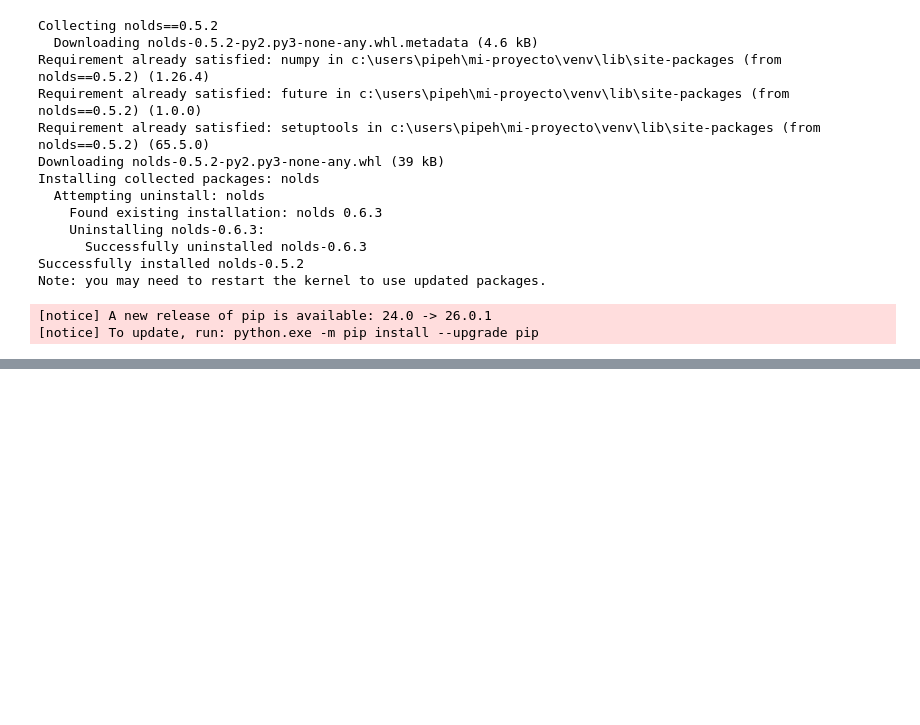
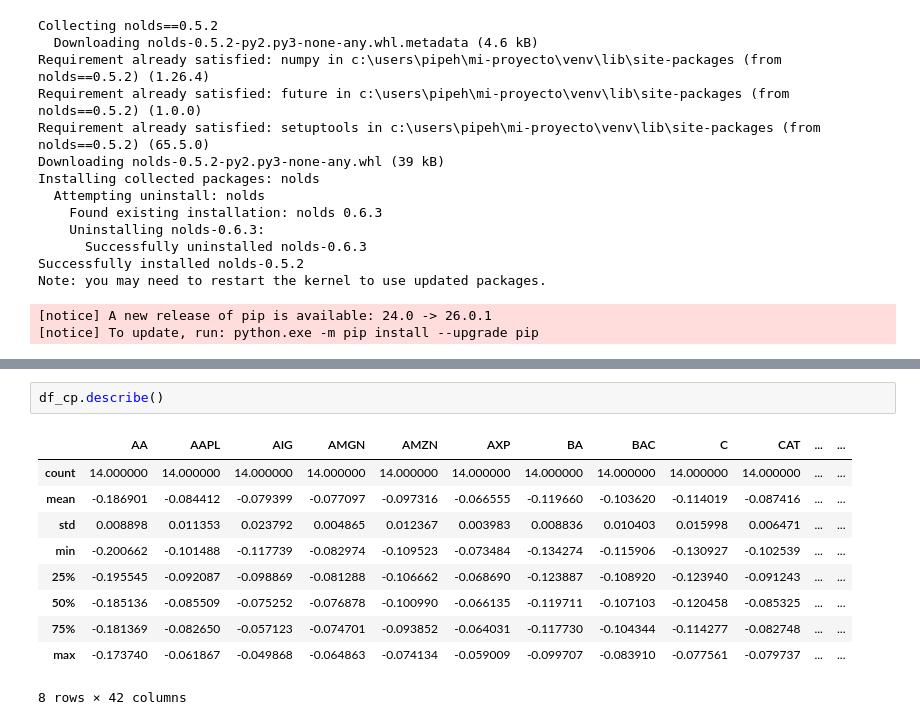
Before and after one commit to Fhamamep/Thesis-Portfolio-Optimization-Conformal-Prediction, a Jupyter notebook: Exploratory.ipynb, the cells around one changed output, grey strips where cells are left out. Cells and saved outputs as stored; diff of their text form; blank space fills up the shorter version.

```diff
--- a/Exploratory.ipynb
+++ b/Exploratory.ipynb
@@ -2167,0 +2191,13 @@ Note: you may need to restart the kernel to use updated packages.
+# %%
+df_cp.describe()
+# %% [output]
+|  | AA | AAPL | AIG | AMGN | AMZN | AXP | BA | BAC | C | CAT | ... | ... |
+| count | 14.000000 | 14.000000 | 14.000000 | 14.000000 | 14.000000 | 14.000000 | 14.000000 | 14.000000 | 14.000000 | 14.000000 | ... | ... |
+| mean | -0.186901 | -0.084412 | -0.079399 | -0.077097 | -0.097316 | -0.066555 | -0.119660 | -0.103620 | -0.114019 | -0.087416 | ... | ... |
+| std | 0.008898 | 0.011353 | 0.023792 | 0.004865 | 0.012367 | 0.003983 | 0.008836 | 0.010403 | 0.015998 | 0.006471 | ... | ... |
+| min | -0.200662 | -0.101488 | -0.117739 | -0.082974 | -0.109523 | -0.073484 | -0.134274 | -0.115906 | -0.130927 | -0.102539 | ... | ... |
+| 25% | -0.195545 | -0.092087 | -0.098869 | -0.081288 | -0.106662 | -0.068690 | -0.123887 | -0.108920 | -0.123940 | -0.091243 | ... | ... |
+| 50% | -0.185136 | -0.085509 | -0.075252 | -0.076878 | -0.100990 | -0.066135 | -0.119711 | -0.107103 | -0.120458 | -0.085325 | ... | ... |
+| 75% | -0.181369 | -0.082650 | -0.057123 | -0.074701 | -0.093852 | -0.064031 | -0.117730 | -0.104344 | -0.114277 | -0.082748 | ... | ... |
+| max | -0.173740 | -0.061867 | -0.049868 | -0.064863 | -0.074134 | -0.059009 | -0.099707 | -0.083910 | -0.077561 | -0.079737 | ... | ... |
+8 rows × 42 columns
```
Also changed, not shown: parts of 3 cells of this notebook, 10 other files.
